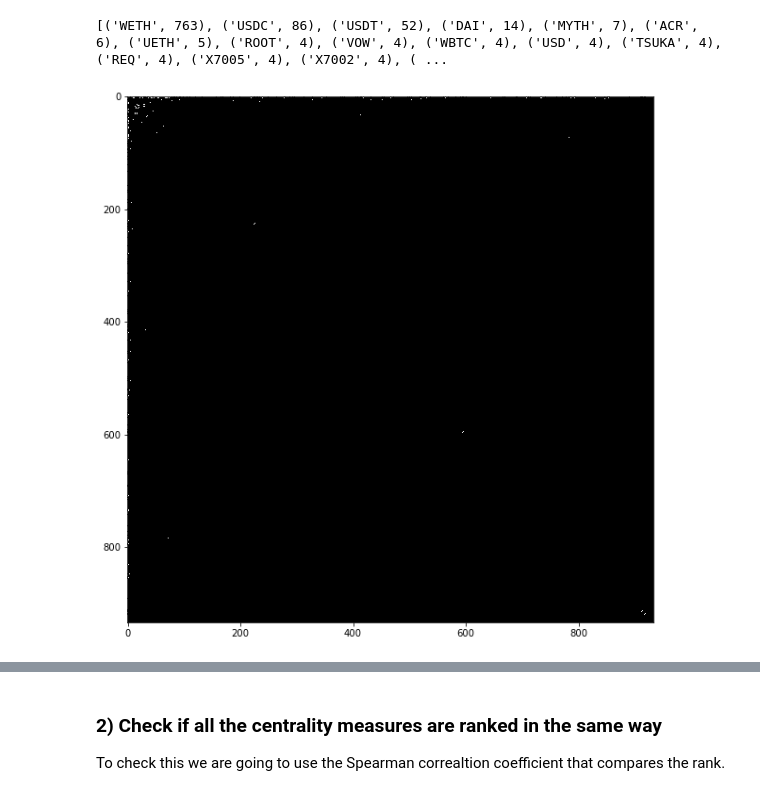
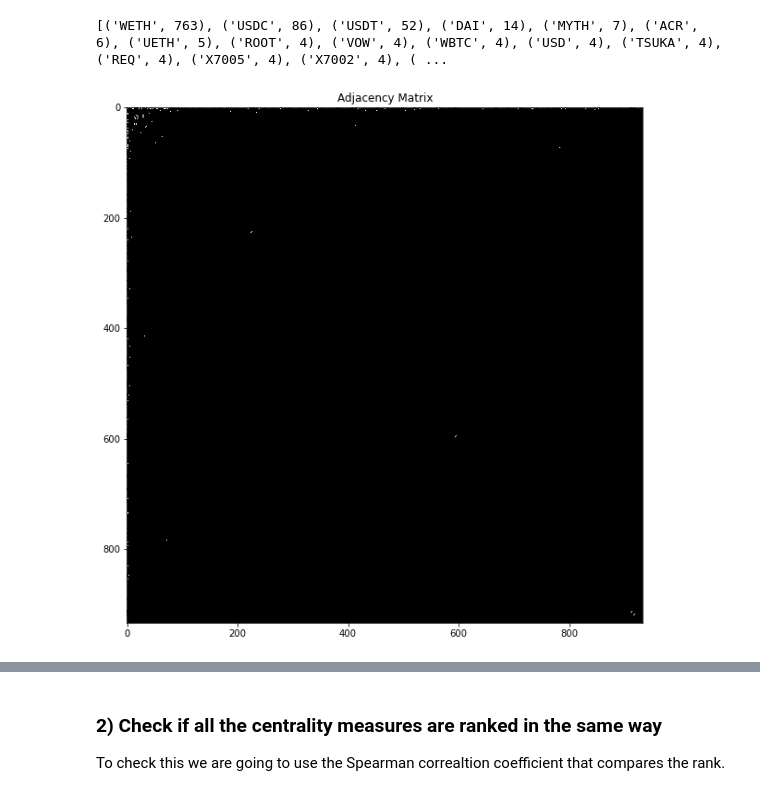
Before and after one commit to tanmaychimurkar/ns_final_project, a Jupyter notebook: nestedness.ipynb, the cells around one changed output, grey strips where cells are left out. Cells and saved outputs as stored; diff of their text form; code cells hidden in the pictures.

```diff
--- a/nestedness.ipynb
+++ b/nestedness.ipynb
@@ -194,8 +193,9 @@ node_order = [i[0] for i in G_nodes_sorted]
 # %%
 adj = nx.to_numpy_matrix(G, dtype=np.int64, nodelist=node_order)
 fig, ax = plt.subplots(figsize=(10,15))
 plt.imshow(adj, interpolation="nearest", cmap='gray')
+plt.title("Adjacency Matrix")
 plt.show()
 #fig.savefig("adjmatrix_gray.pdf", format="pdf")
 # %% [output]
-[figure, old version]
+[figure, new version]
```
Also changed, not shown: parts of 3 cells of this notebook.
